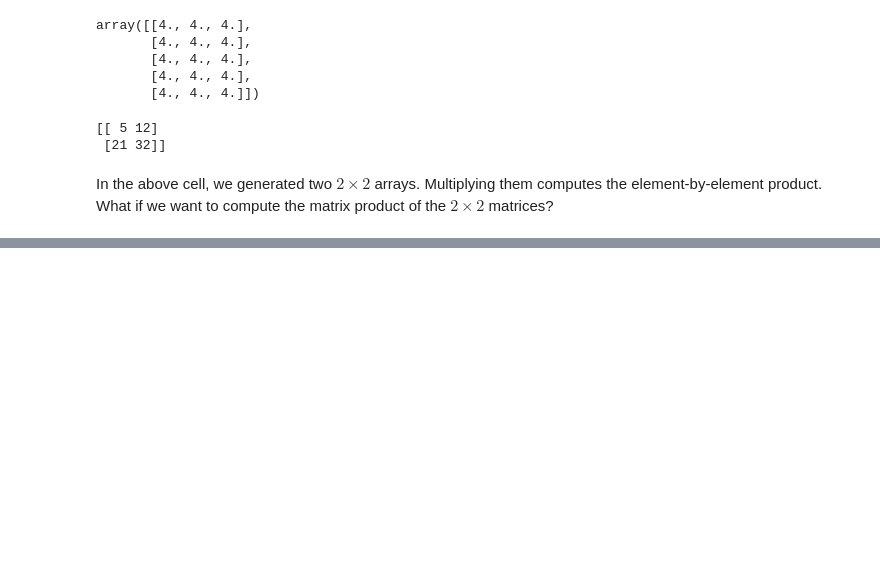
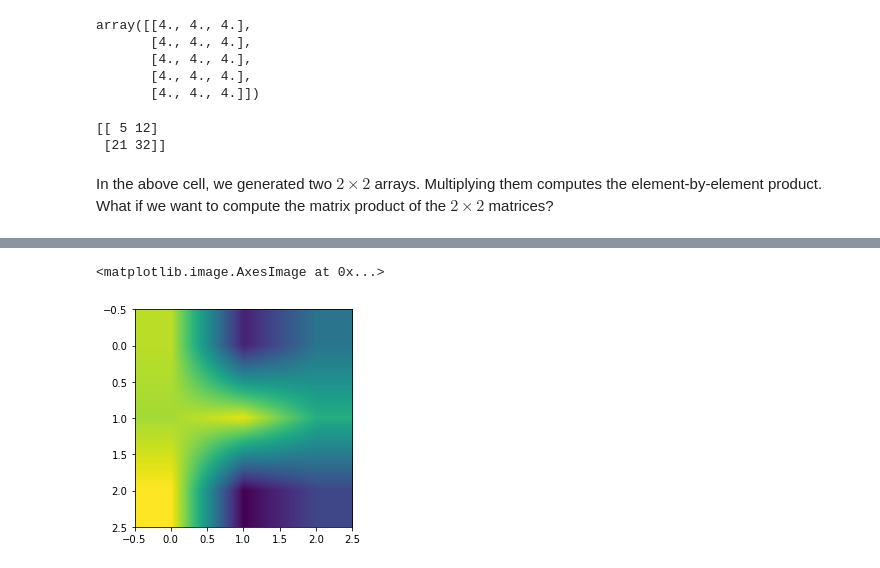
Before and after one commit to jllottes/jllottes.github.io, a Jupyter notebook: _static/weekly_notebooks/week7_notebook.ipynb, the cells around one changed output, grey strips where cells are left out. Saved outputs shown, nothing was run; the diff lists cells and outputs as text; code cells hidden in the pictures; blank space fills up the shorter version.

```diff
--- a/_static/weekly_notebooks/week7_notebook.ipynb
+++ b/_static/weekly_notebooks/week7_notebook.ipynb
@@ -533,0 +610,5 @@ In the above cell, we generated two $2 \times 2$ arrays. Multiplying them comput
+# %%
+plt.imshow(a,cmap='viridis',interpolation='bilinear')
+# %% [output]
+<matplotlib.image.AxesImage at 0x...>
+[figure, added]
```
Also changed, not shown: parts of 42 cells of this notebook, 48 other files.
